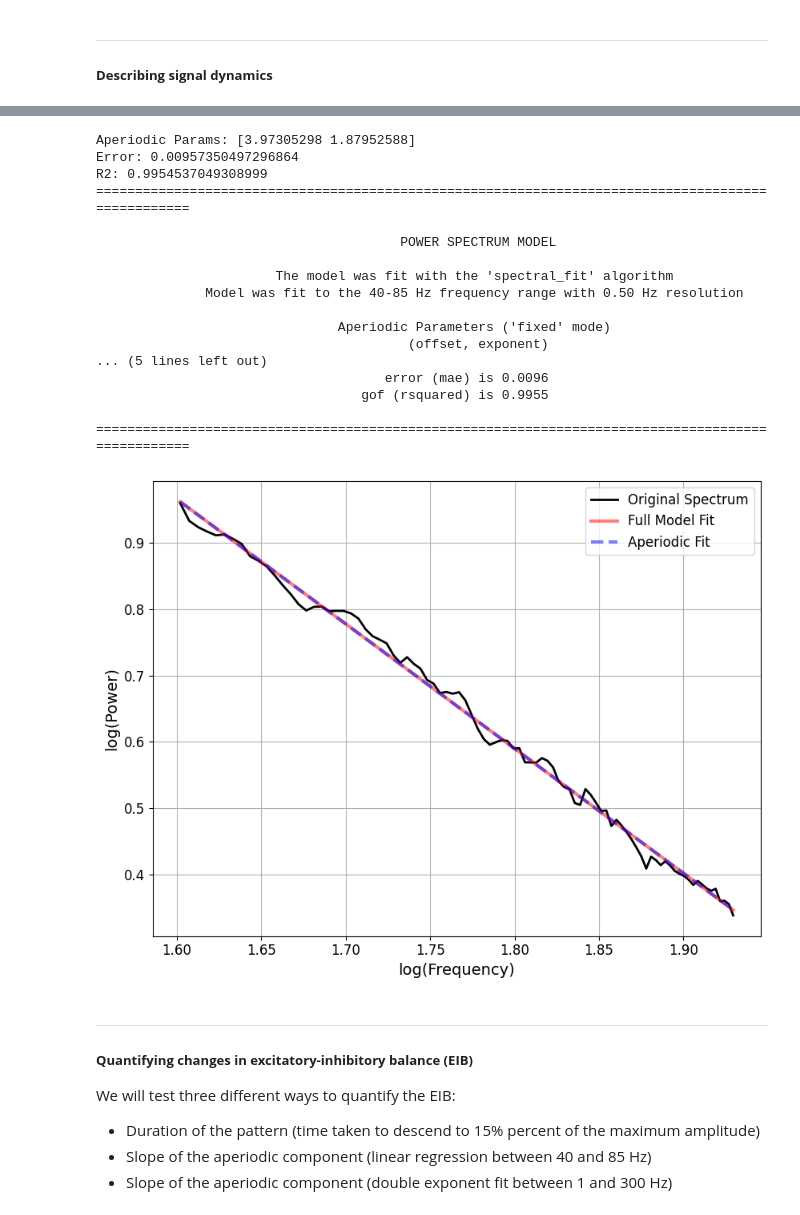
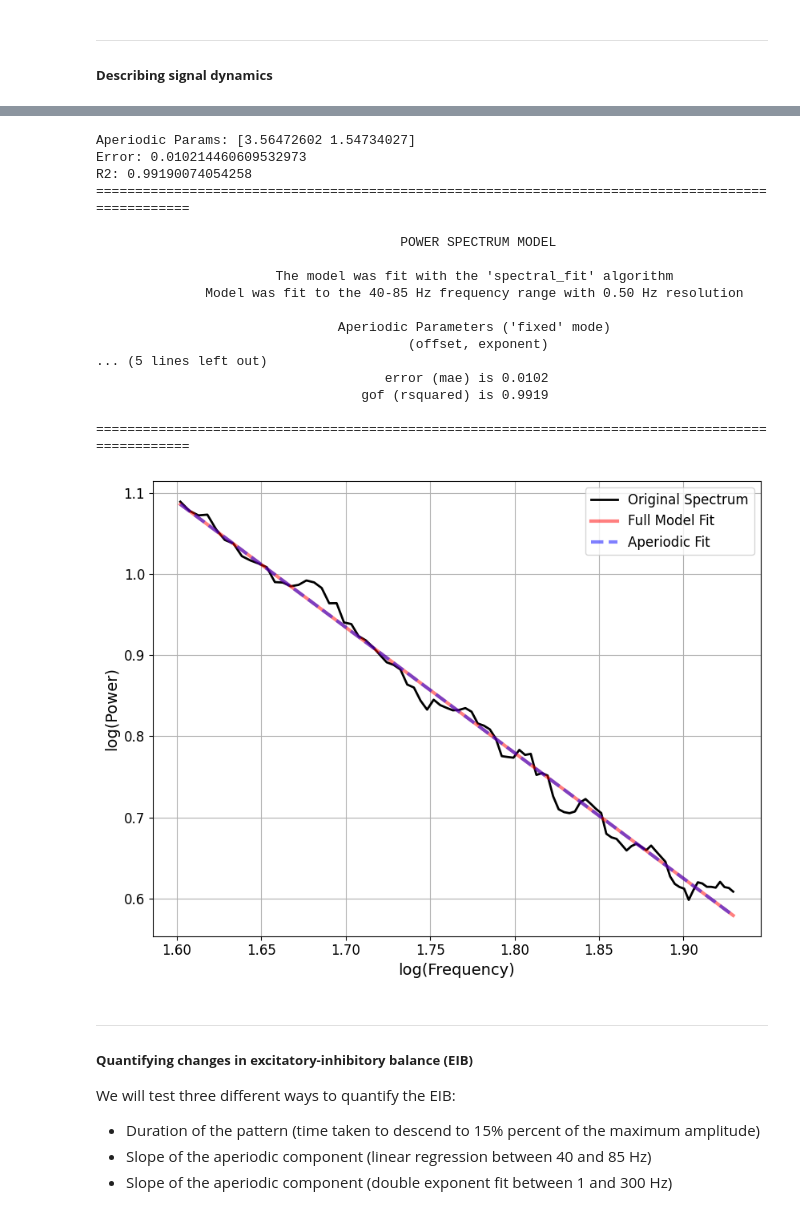
Before and after one commit to RojasMN/synaptic-kernels-LFP, a Jupyter notebook: exploratory.ipynb, the cells around one changed output, grey strips where cells are left out. Saved outputs shown, nothing was run; the diff lists cells and outputs as text; code cells hidden in the pictures.

```diff
--- a/exploratory.ipynb
+++ b/exploratory.ipynb
@@ -348,41 +107,3 @@ def averaged_psi_pattern(signal, fs, window_sec, overlap_sec):
-# %%
-def psi_params(psi, time_lags, decay_threshold = 0.15):
-
-    idx_max = np.argmax(psi)
-    max_val = psi[idx_max]
-    t_max = time_lags[idx_max]
-    rise_time = t_max - time_lags[0]
-
-    psi_decay_seg = psi[idx_max: ]
-    target_val = max_val * decay_threshold
-
-    # The decay time index is relative to the segment (we have to add the initial part)
-    below_target_indices = np.where(psi_decay_seg <= target_val)[0]
-    idx_decay_relative = below_target_indices[0]
-    idx_decay_end = idx_max + idx_decay_relative
-
-    t_decay_end = time_lags[idx_decay_end]
-    decay_time = t_decay_end - t_max
-
-    return t_max, rise_time, decay_time, max_val
-
-
-def specparam(psd, freqs, freq_range = [40, 85], aperiodic_mode = 'fixed', verbose = False):
-
-    fm = SpectralModel(peak_width_limits=[1, 8], max_n_peaks=6, min_peak_height=0.15, aperiodic_mode = aperiodic_mode)
-    fm.add_data(freqs, psd, freq_range)
-    fm.fit()
-
-    aperiodic_params = fm.results.params.aperiodic.params
-    error = fm.results.metrics.results['error_mae']
-    r2 = fm.results.metrics.results['gof_rsquared']
-
-    if verbose == True:
-        print(f'Aperiodic Params: {aperiodic_params}')
-        print(f'Error: {error}')
-        print(f'R2: {r2}')
-
-    return fm
 # %%
 # Signal parameters
 t_sec = 300
@@ -393,7 +114,7 @@ overlap_sec = 1
 # Synaptic parameters
 n_ex = 5000
 n_in = 5000
-rate_ex = 0
+rate_ex = 50
 rate_in = 50
 w_ex = -1
 w_in = 1
@@ -442,25 +169,28 @@ plot_psd_log(psd = psd, freqs = freqs, xlim = (40, 85))
 # %%
-model = specparam(psd = psd, freqs = freqs, verbose = True)
+freq_range = [40, 85]
+aperiodic_mode = 'fixed'
+
+model = specparam(psd = psd, freqs = freqs, freq_range = freq_range, aperiodic_mode = aperiodic_mode, verbose = True)
 model.report(freqs, psd, [40, 85], plt_log = True)
 # %% [output]
-Aperiodic Params: [3.97305298 1.87952588]
-Error: 0.00957350497296864
-R2: 0.9954537049308999
+Aperiodic Params: [3.56472602 1.54734027]
+Error: 0.010214460609532973
+R2: 0.99190074054258
 ==================================================================================================
 
                                        POWER SPECTRUM MODEL
 
                        The model was fit with the 'spectral_fit' algorithm
               Model was fit to the 40-85 Hz frequency range with 0.50 Hz resolution
 
                                Aperiodic Parameters ('fixed' mode)
                                         (offset, exponent)
 ... (5 lines left out)
-                                     error (mae) is 0.0096
-                                  gof (rsquared) is 0.9955
+                                     error (mae) is 0.0102
+                                  gof (rsquared) is 0.9919
 
 ==================================================================================================
-[figure, old version]
+[figure, new version]
 # %% [markdown]
 ---
 ##### **Quantifying changes in excitatory-inhibitory balance (EIB)**
```
Also changed, not shown: parts of 15 cells of this notebook, 1 other file.
